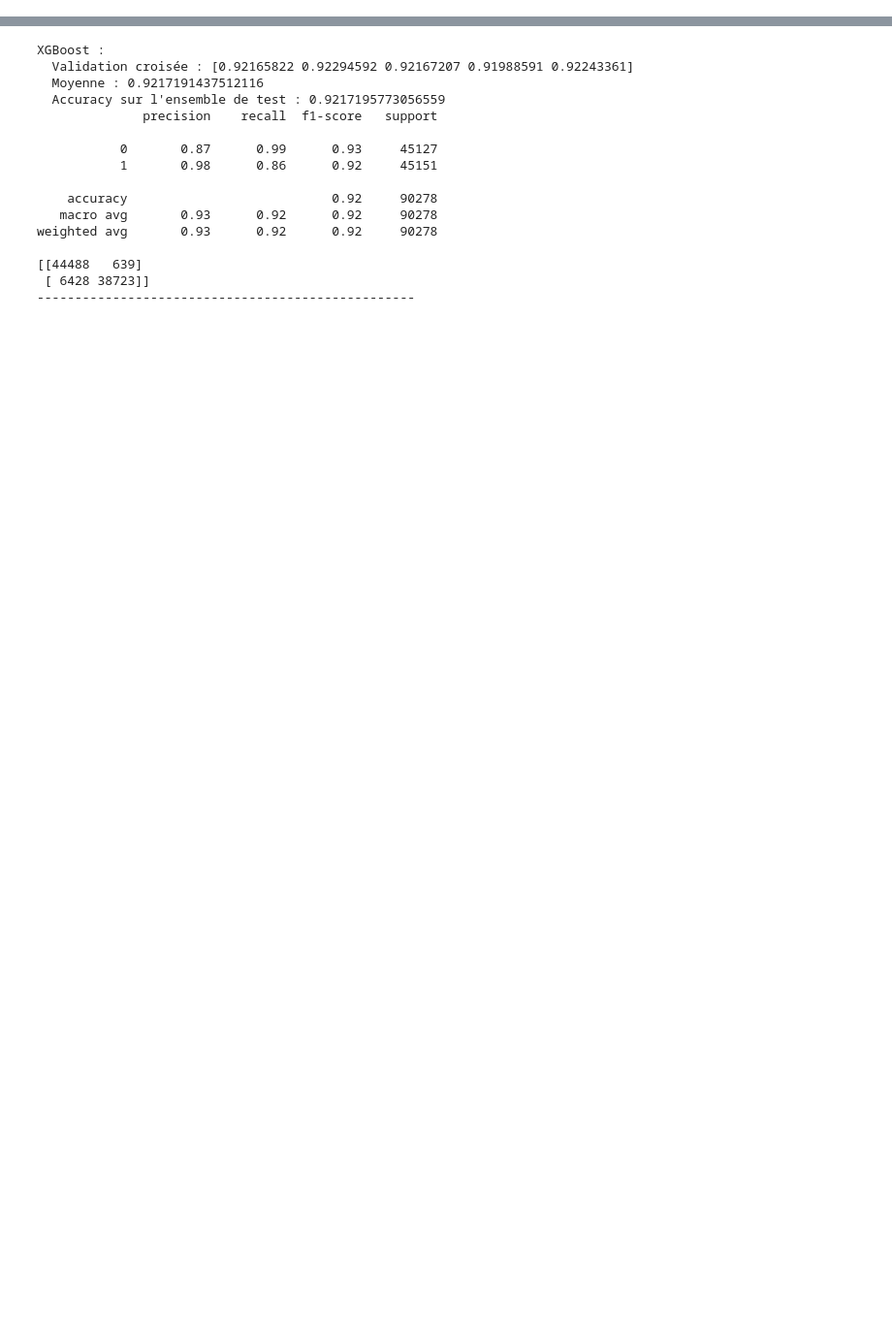
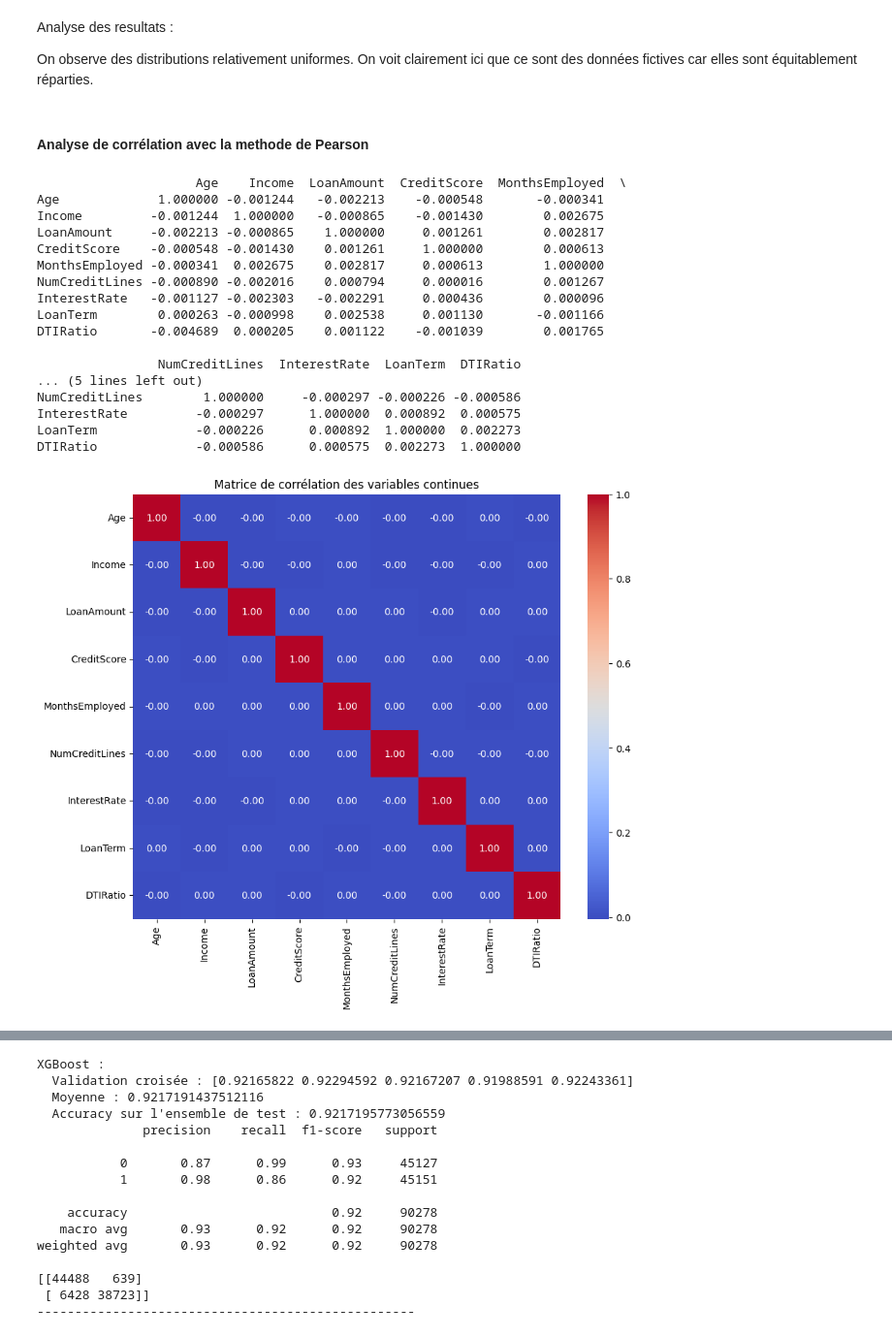
Before and after one commit to Fantaisika/Projet_Machine_Learning, a Jupyter notebook: Exploration.ipynb, the cells around one changed output, grey strips where cells are left out. Shown at 97% size. Cells and saved outputs as stored; diff of their text form; code cells hidden in the pictures; blank space fills up the shorter version.

```diff
--- a/Exploration.ipynb
+++ b/Exploration.ipynb
@@ -702,0 +212,46 @@ weighted avg       0.92      0.92      0.92     90278
+# %% [markdown]
+Analyse des resultats :
+
+On observe des distributions relativement uniformes. On voit clairement ici que ce sont des données fictives car elles sont équitablement réparties.
+# %% [markdown]
+#### Analyse de corrélation avec la methode de Pearson
+# %%
+import pandas as pd
+import seaborn as sns
+import matplotlib.pyplot as plt
+
+
+variables_continues = ['Age', 'Income', 'LoanAmount', 'CreditScore',
+                      'MonthsEmployed', 'NumCreditLines', 'InterestRate',
+                      'LoanTerm', 'DTIRatio']
+
+# Calcul de la matrice de corrélation
+correlation_matrix = loan_data[variables_continues].corr()
+
+# Affichage de la matrice de corrélation
+print(correlation_matrix)
+
+# Visualisation de la matrice de corrélation avec un heatmap
+plt.figure(figsize=(10, 8))
+sns.heatmap(correlation_matrix, annot=True, cmap="coolwarm", fmt=".2f")
+plt.title("Matrice de corrélation des variables continues")
+plt.show()
+# %% [output]
+                     Age    Income  LoanAmount  CreditScore  MonthsEmployed  \
+Age             1.000000 -0.001244   -0.002213    -0.000548       -0.000341
+Income         -0.001244  1.000000   -0.000865    -0.001430        0.002675
+LoanAmount     -0.002213 -0.000865    1.000000     0.001261        0.002817
+CreditScore    -0.000548 -0.001430    0.001261     1.000000        0.000613
+MonthsEmployed -0.000341  0.002675    0.002817     0.000613        1.000000
+NumCreditLines -0.000890 -0.002016    0.000794     0.000016        0.001267
+InterestRate   -0.001127 -0.002303   -0.002291     0.000436        0.000096
+LoanTerm        0.000263 -0.000998    0.002538     0.001130       -0.001166
+DTIRatio       -0.004689  0.000205    0.001122    -0.001039        0.001765
+
+                NumCreditLines  InterestRate  LoanTerm  DTIRatio
+... (5 lines left out)
+NumCreditLines        1.000000     -0.000297 -0.000226 -0.000586
+InterestRate         -0.000297      1.000000  0.000892  0.000575
+LoanTerm             -0.000226      0.000892  1.000000  0.002273
+DTIRatio             -0.000586      0.000575  0.002273  1.000000
+[figure, added]
```
Also changed, not shown: parts of 103 cells of this notebook.
